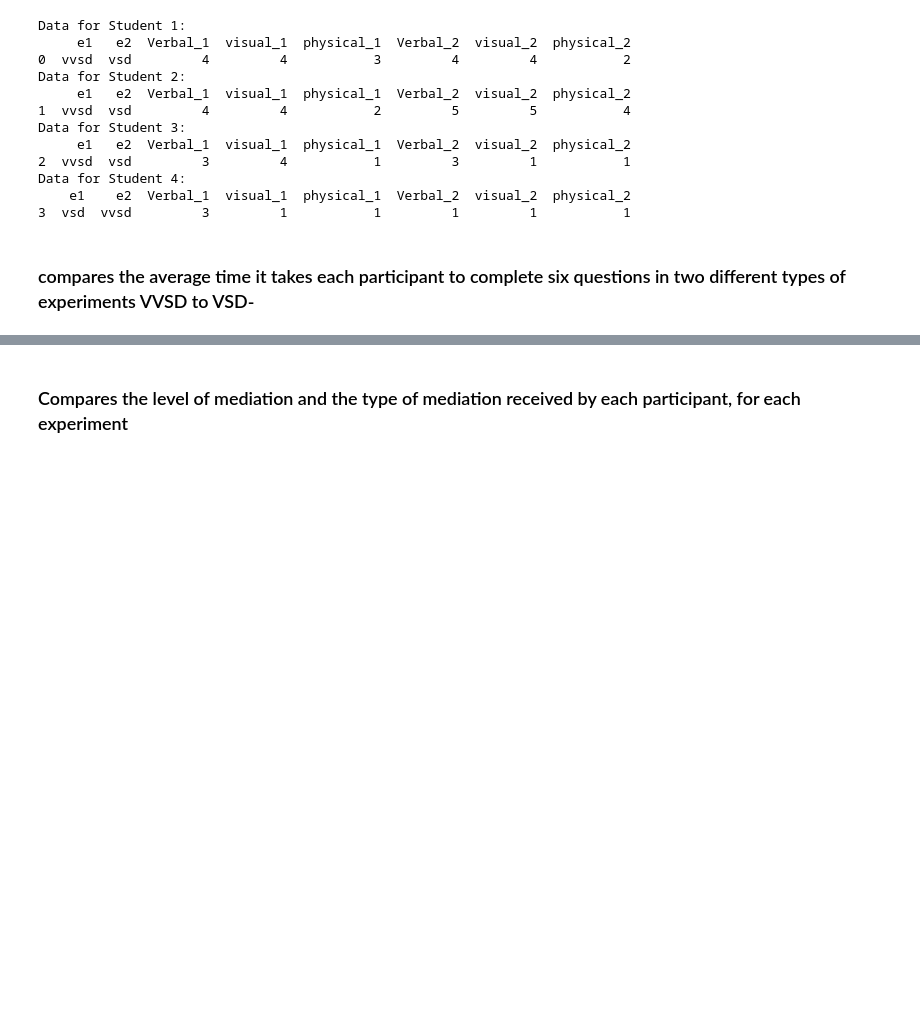
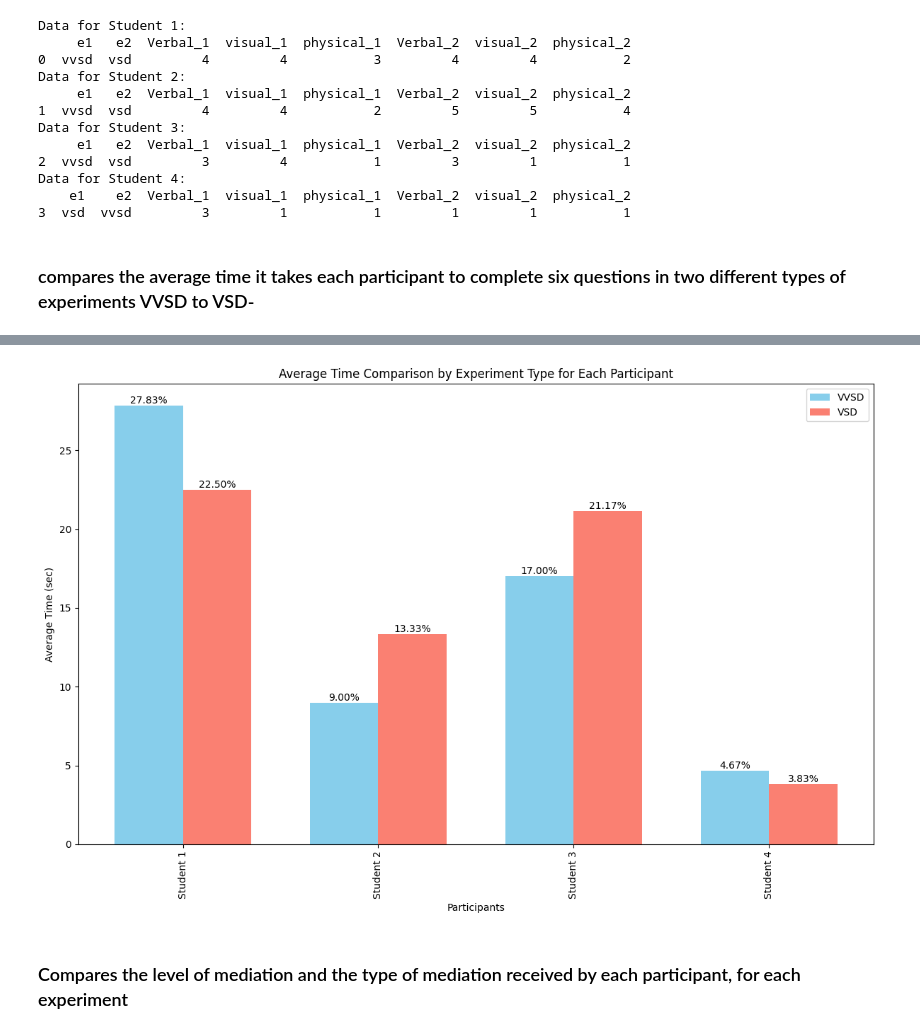
Before and after one commit to hay12el/BS-SE-24-192-HotSpot, a Jupyter notebook: results.ipynb, the cells around one changed output, grey strips where cells are left out. Saved outputs shown, nothing was run; the diff lists cells and outputs as text; code cells hidden in the pictures; blank space fills up the shorter version.

```diff
--- a/results.ipynb
+++ b/results.ipynb
@@ -277,3 +277,79 @@ else:
+# %%
+
+# Remove rows with missing names or missing experiment types
+cleaned_data = data.dropna(subset=['name', 'e1', 'e2'])
+
+# Initialize lists to store names and average times
+names = []
+avg_vvsd = []
+avg_vsd = []
+
+# Loop through each unique name
+for name in cleaned_data['name'].unique():
+    subset = cleaned_data[cleaned_data['name'] == name]
+
+    # Get the experiment types
+    exp_type_e1 = subset['e1'].values[0] if len(subset['e1'].values) > 0 else None
+    exp_type_e2 = subset['e2'].values[0] if len(subset['e2'].values) > 0 else None
+
+    # Initialize average times
+    avg_time_vvsd = np.nan
+    avg_time_vsd = np.nan
+
+    # Calculate average times based on the experiment types
+    if exp_type_e1 == 'vvsd':
+        avg_time_vvsd = subset[['q1e1', 'q2e1', 'q3e1', 'q4e1', 'q5e1', 'q6e1']].mean(axis=1).values[0]
+    elif exp_type_e1 == 'vsd':
+        avg_time_vsd = subset[['q1e1', 'q2e1', 'q3e1', 'q4e1', 'q5e1', 'q6e1']].mean(axis=1).values[0]
+
+    if exp_type_e2 == 'vvsd':
+        avg_time_vvsd = subset[['q1e2', 'q2e2', 'q3e2', 'q4e2', 'q5e2', 'q6e2']].mean(axis=1).values[0]
+    elif exp_type_e2 == 'vsd':
+        avg_time_vsd = subset[['q1e2', 'q2e2', 'q3e2', 'q4e2', 'q5e2', 'q6e2']].mean(axis=1).values[0]
+
+    # Append the data
+    names.append(name)
+    avg_vvsd.append(avg_time_vvsd)
+    avg_vsd.append(avg_time_vsd)
+
+# Convert lists to numpy arrays
+avg_vvsd = np.array(avg_vvsd)
+avg_vsd = np.array(avg_vsd)
+
+# Check if there's any data to plot
+if not len(names) or not np.any(np.isfinite(avg_vvsd)) or not np.any(np.isfinite(avg_vsd)):
+    print("No valid data to plot.")
+else:
+    # Plotting
+    x = np.arange(len(names))  # the label locations
+
+    plt.figure(figsize=(12, 8))
+
+    # Plot the data
+    bars_vvsd = plt.bar(x - 0.175, avg_vvsd, width=0.35, label='VVSD', color='skyblue', align='center')
+    bars_vsd = plt.bar(x + 0.175, avg_vsd, width=0.35, label='VSD', color='salmon', align='center')
+
+    # Add labels and title
+    plt.xlabel('Participants')
+    plt.ylabel('Average Time (sec)')
+    plt.title('Average Time Comparison by Experiment Type for Each Participant')
+    plt.xticks(x, names, rotation=90)  # Adjust x-ticks to align with bars
+    plt.legend()
+
+    # Add text annotations to display the average time with a percentage sign above each bar
+    for bar in bars_vvsd:
+        yval = bar.get_height()
+        plt.text(bar.get_x() + bar.get_width()/2.0, yval, f'{yval:.2f}%', ha='center', va='bottom')
+
+    for bar in bars_vsd:
+        yval = bar.get_height()
+        plt.text(bar.get_x() + bar.get_width()/2.0, yval, f'{yval:.2f}%', ha='center', va='bottom')
+
+    # Ensure everything fits within the plot
+    plt.tight_layout()
+    plt.show()
+# %% [output]
+[figure, added]
 # %% [markdown]
 ### Compares the level of mediation and the type of mediation received by each participant, for each experiment
 # %%
```
Also changed, not shown: parts of 13 cells of this notebook.
